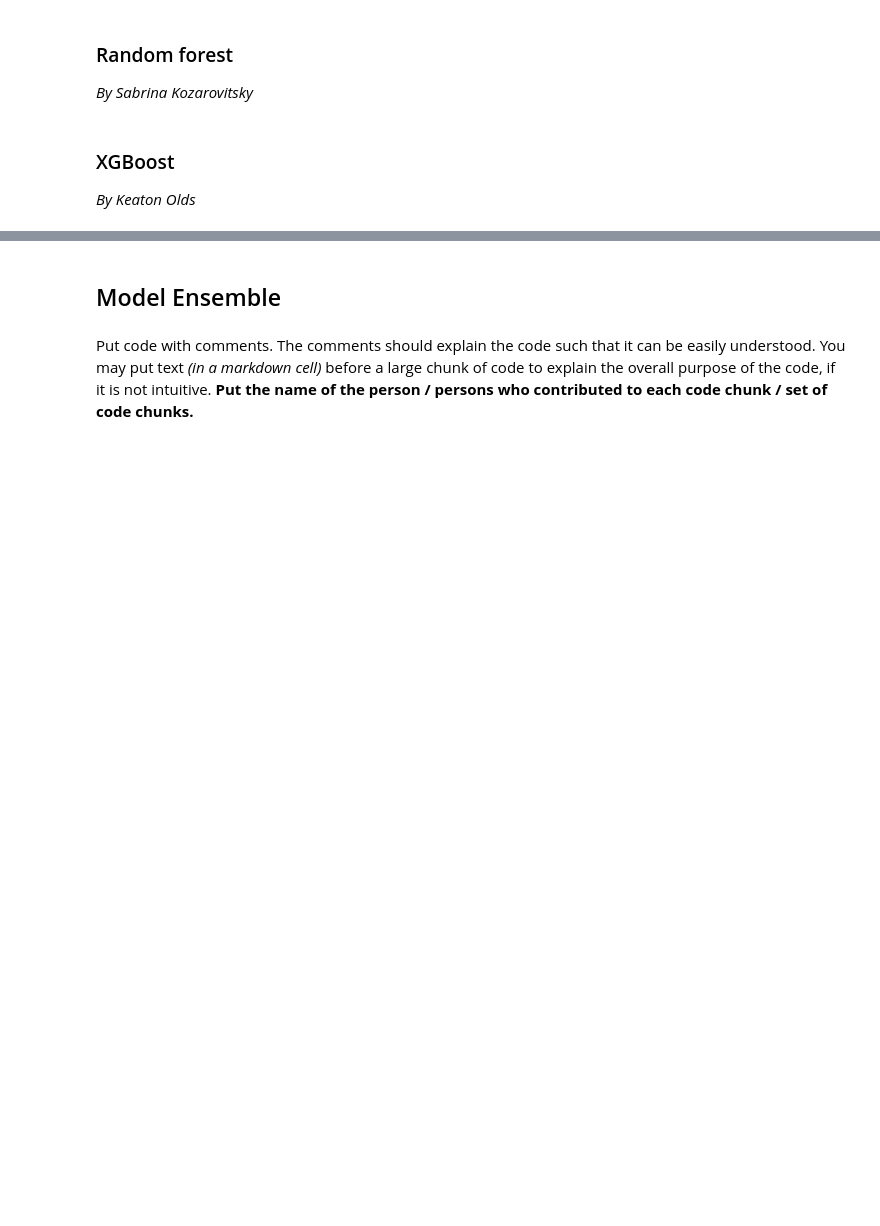
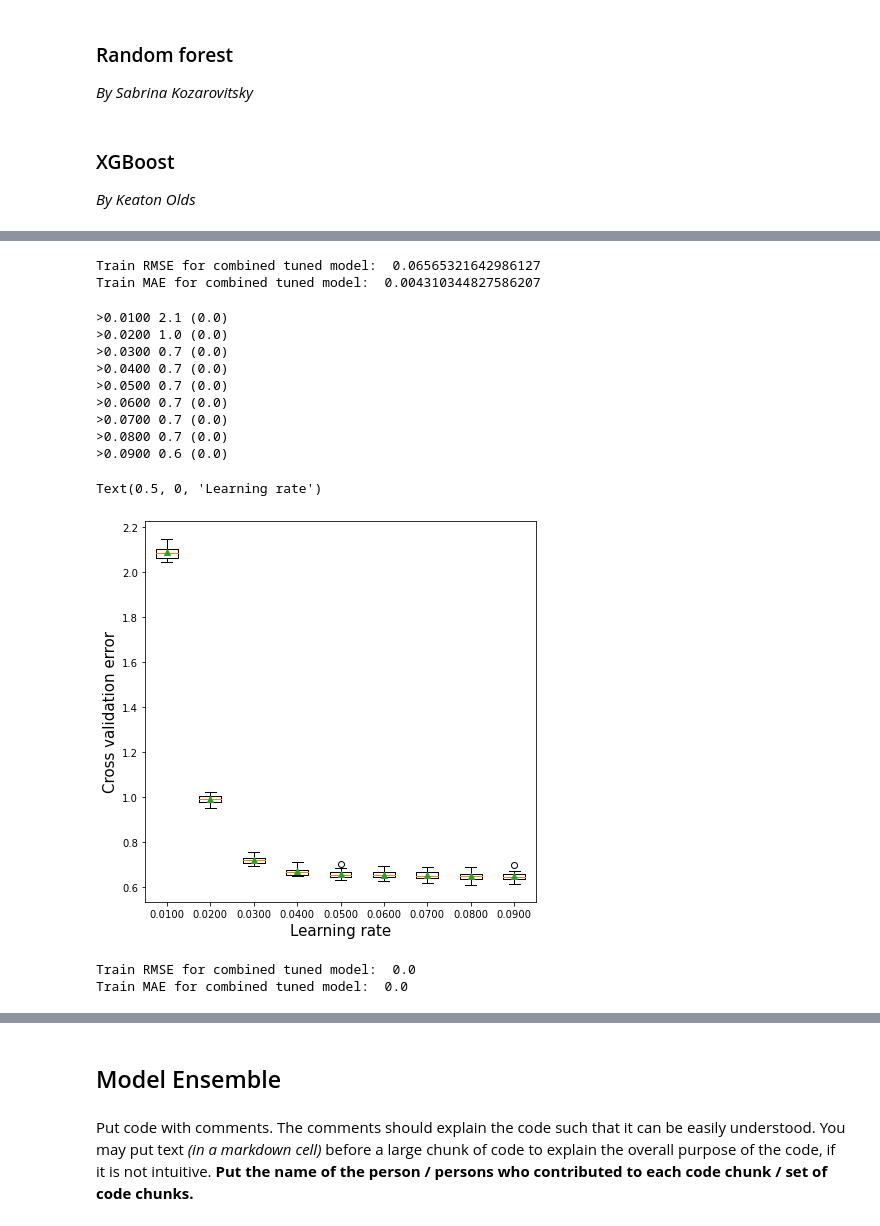
Before and after one commit to cndywu/TheYelpers2, a Jupyter notebook: Project Code Template.ipynb, the cells around one changed output, grey strips where cells are left out. Cells and saved outputs as stored; diff of their text form; code cells hidden in the pictures; blank space fills up the shorter version.

Commit message:
keaton xgb model tuning

```diff
--- a/Project Code Template.ipynb
+++ b/Project Code Template.ipynb
@@ -461,0 +438,71 @@ MAE for combined tuned model:  0.33907692307692305
+# %%
+#model from grid searches on TRAIN data
+combined_model_tuned = xgb.XGBRegressor(random_state = 1, gamma = 0, learning_rate = 0.01, max_depth = 12, n_estimators = 1000,
+                                  reg_lambda = 2, subsample = 1, colsample_bytree = 0.5).fit(combined_train_x, combined_train_y)
+mae = mean_absolute_error(combined_train_y, np.around(combined_model_tuned.predict(combined_train_x)))
+rmse = np.sqrt(mean_squared_error(combined_train_y, np.around(combined_model_tuned.predict(combined_train_x))))
+
+print('Train RMSE for combined tuned model: ', rmse)
+print('Train MAE for combined tuned model: ', mae)
+# %% [output]
+Train RMSE for combined tuned model:  0.06565321642986127
+Train MAE for combined tuned model:  0.004310344827586207
+# %%
+#visualize learning rate in order to manually tune it
+def get_models():
+    models = dict()
+    # explore learning rates from 0.1 to 2 in 0.1 increments
+    for i in [0.01,0.02,0.03,0.04,0.05,0.06,0.07,0.08,0.09]:
+        key = '%.4f' % i
+        models[key] = xgb.XGBRegressor(learning_rate=i,random_state=1)
+    return models
+
+# evaluate a given model using cross-validation
+def evaluate_model(model, X, y):
+    # define the evaluation procedure
+    cv = KFold(n_splits=10, shuffle=True, random_state=1)
+    # evaluate the model and collect the results
+    scores = np.sqrt(-cross_val_score(model, X, y, scoring='neg_mean_squared_error', cv=cv, n_jobs=-1))
+    return scores
+
+# get the models to evaluate
+models = get_models()
+# evaluate the models and store results
+results, names = list(), list()
+for name, model in models.items():
+    # evaluate the model
+    scores = evaluate_model(model, combined_train_x, combined_train_y)
+    # store the results
+    results.append(scores)
+    names.append(name)
+    # summarize the performance along the way
+    print('>%s %.1f (%.1f)' % (name, np.mean(scores), np.std(scores)))
+# plot model performance for comparison
+plt.figure(figsize=(7, 7))
+plt.boxplot(results, labels=names, showmeans=True)
+plt.ylabel('Cross validation error',fontsize=15)
+plt.xlabel('Learning rate',fontsize=15)
+# %% [output]
+>0.0100 2.1 (0.0)
+>0.0200 1.0 (0.0)
+>0.0300 0.7 (0.0)
+>0.0400 0.7 (0.0)
+>0.0500 0.7 (0.0)
+>0.0600 0.7 (0.0)
+>0.0700 0.7 (0.0)
+>0.0800 0.7 (0.0)
+>0.0900 0.6 (0.0)
+Text(0.5, 0, 'Learning rate')
+[figure, added]
+# %%
+#manually tune learning_rate
+combined_model_tuned = xgb.XGBRegressor(random_state = 1, gamma = 0, learning_rate = 0.05, max_depth = 12, n_estimators = 1000,
+                                  reg_lambda = 2, subsample = 1, colsample_bytree = 0.5).fit(combined_train_x, combined_train_y)
+mae = mean_absolute_error(combined_train_y, np.around(combined_model_tuned.predict(combined_train_x)))
+rmse = np.sqrt(mean_squared_error(combined_train_y, np.around(combined_model_tuned.predict(combined_train_x))))
+
+print('Train RMSE for combined tuned model: ', rmse)
+print('Train MAE for combined tuned model: ', mae)
+# %% [output]
+Train RMSE for combined tuned model:  0.0
+Train MAE for combined tuned model:  0.0
```
Also changed, not shown: parts of 21 cells of this notebook.
